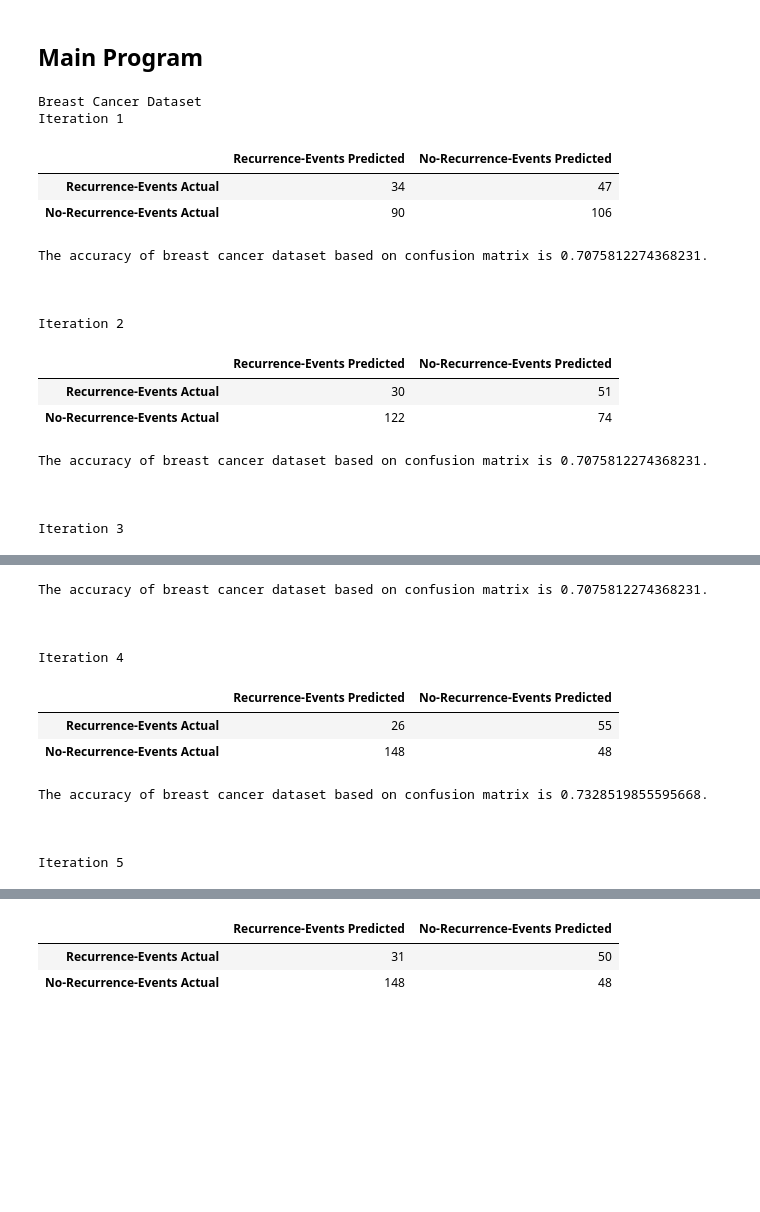
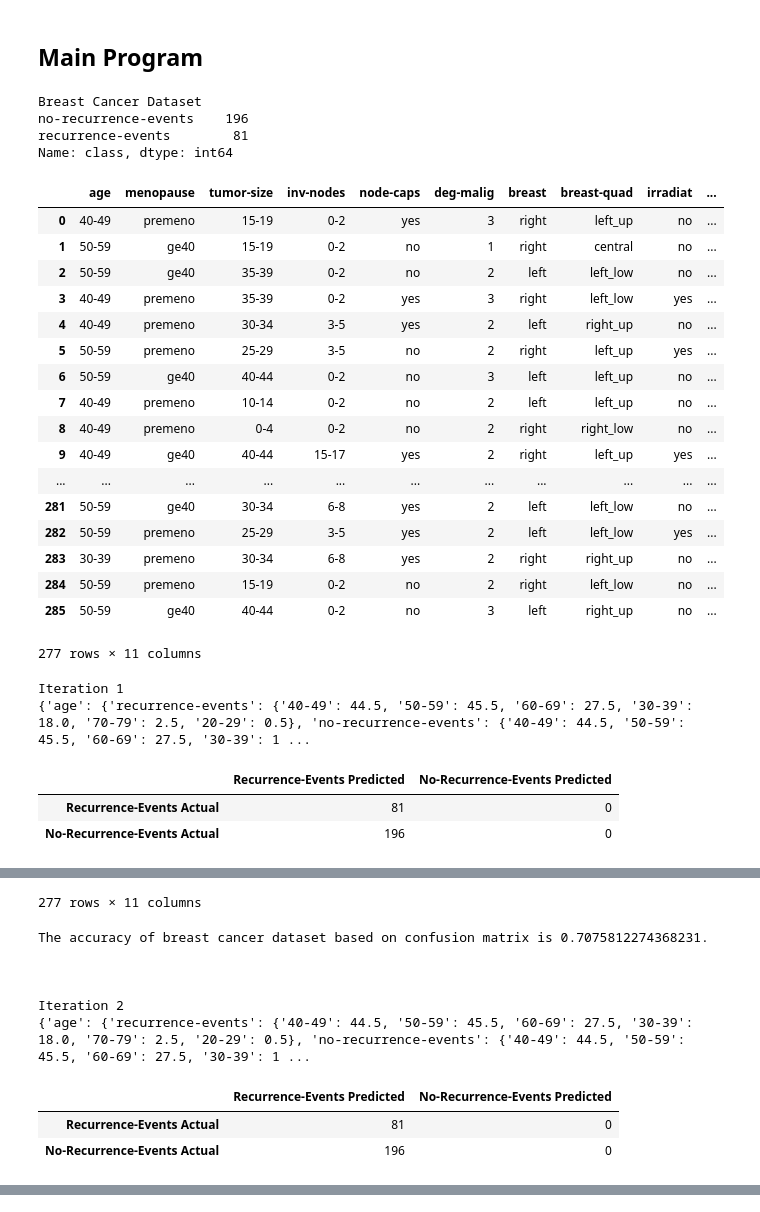
Before and after one commit to maleakhiw/Naive-Bayes-Algorithm, a Jupyter notebook: COMP30027 2018S1 - Project 1.ipynb, the cells around one changed output, grey strips where cells are left out. Cells and saved outputs as stored; diff of their text form; code cells hidden in the pictures; blank space fills up the shorter version.

```diff
--- a/COMP30027 2018S1 - Project 1.ipynb
+++ b/COMP30027 2018S1 - Project 1.ipynb
@@ -26,7 +26,7 @@ MUSHROOM_COLUMN = ["cap-shape", "cap-surface", "cap-color", "bruises", "odor", "
 PRIOR_INDEX = 0
 POSTERIOR_INDEX = 1
 EPSILON = 0.000001 # Epsilon smoothing
-ITERATION = 20 # Number of iteration in unsupervised naive bayes
+ITERATION = 10 # Number of iteration in unsupervised naive bayes
 # %% [markdown]
 ## Preprocess
 # %%
@@ -355,9 +355,13 @@ def initialise_unsupervised_naive_bayes_deterministically(dataset, class_label):
             unsupervised_dataset[unique_class] = [0 for i in range(row_instance)]
 
         # Add deterministically
+#         for index, row in unsupervised_dataset.iterrows():
+#             random_number = random.randint(0, class_length-1)
+#             unsupervised_dataset.set_value(index, class_column[random_number], 1)
+
         for index, row in unsupervised_dataset.iterrows():
-            random_number = random.randint(0, class_length-1)
-            unsupervised_dataset.set_value(index, class_column[random_number], 1)
+            for unique_class in class_column:
+                unsupervised_dataset.loc[index, unique_class] = 1/class_length
 
         return(unsupervised_dataset)
 # %%
@@ -563,34 +568,46 @@ def confusion_matrix_unsupervised(true_test_result, predicted_test_result, class
 # %%
 # Using the breast cancer dataset
 print("Breast cancer dataset".title())
 attribute_column = BREAST_CANCER_COLUMN
 breast_df = preprocess(BREAST_CANCER, BREAST_CANCER_COLUMN)
-unsupervised_df = initialise_unsupervised_naive_bayes(breast_df, "class")
+print(breast_df["class"].value_counts())
+unsupervised_df = initialise_unsupervised_naive_bayes_deterministically(breast_df, "class")
+display(unsupervised_df)
 for i in range(ITERATION):
     # Train and give prediction and calculate accuracy
     print("Iteration {}".format(i+1))
     model = train_probability_unsupervised(breast_df["class"].unique(), attribute_column[:-1], unsupervised_df, "class")
     predicted_test_result = predict_unsupervised(breast_df["class"].unique(), attribute_column[:-1], unsupervised_df, "class", model)
     confusion_matrix = confusion_matrix_unsupervised(list(breast_df["class"]), predicted_test_result, breast_df["class"].unique())
     display(confusion_matrix)
+    display(unsupervised_df)
     print("The accuracy of breast cancer dataset based on confusion matrix is {}.".format(evaluate_unsupervised(confusion_matrix)))
     print("\n\n")
 # %% [output]
 Breast Cancer Dataset
-Iteration 1
+no-recurrence-events    196
+recurrence-events        81
+Name: class, dtype: int64
-|  | Recurrence-Events Predicted | No-Recurrence-Events Predicted |
-| Recurrence-Events Actual | 34 | 47 |
-| No-Recurrence-Events Actual | 90 | 106 |
+|  | age | menopause | tumor-size | inv-nodes | node-caps | deg-malig | breast | breast-quad | irradiat | ... |
+| 0 | 40-49 | premeno | 15-19 | 0-2 | yes | 3 | right | left_up | no | ... |
+| 1 | 50-59 | ge40 | 15-19 | 0-2 | no | 1 | right | central | no | ... |
+| 2 | 50-59 | ge40 | 35-39 | 0-2 | no | 2 | left | left_low | no | ... |
+| 3 | 40-49 | premeno | 35-39 | 0-2 | yes | 3 | right | left_low | yes | ... |
+| 4 | 40-49 | premeno | 30-34 | 3-5 | yes | 2 | left | right_up | no | ... |
+| 5 | 50-59 | premeno | 25-29 | 3-5 | no | 2 | right | left_up | yes | ... |
+| 6 | 50-59 | ge40 | 40-44 | 0-2 | no | 3 | left | left_up | no | ... |
+| 7 | 40-49 | premeno | 10-14 | 0-2 | no | 2 | left | left_up | no | ... |
+| 8 | 40-49 | premeno | 0-4 | 0-2 | no | 2 | right | right_low | no | ... |
+| 9 | 40-49 | ge40 | 40-44 | 15-17 | yes | 2 | right | left_up | yes | ... |
+| ... | ... | ... | ... | ... | ... | ... | ... | ... | ... | ... |
+| 281 | 50-59 | ge40 | 30-34 | 6-8 | yes | 2 | left | left_low | no | ... |
+| 282 | 50-59 | premeno | 25-29 | 3-5 | yes | 2 | left | left_low | yes | ... |
+| 283 | 30-39 | premeno | 30-34 | 6-8 | yes | 2 | right | right_up | no | ... |
+| 284 | 50-59 | premeno | 15-19 | 0-2 | no | 2 | right | left_low | no | ... |
+| 285 | 50-59 | ge40 | 40-44 | 0-2 | no | 3 | left | right_up | no | ... |
-The accuracy of breast cancer dataset based on confusion matrix is 0.7075812274368231.
-
-
-
-Iteration 2
+277 rows × 11 columns
+Iteration 1
+{'age': {'recurrence-events': {'40-49': 44.5, '50-59': 45.5, '60-69': 27.5, '30-39': 18.0, '70-79': 2.5, '20-29': 0.5}, 'no-recurrence-events': {'40-49': 44.5, '50-59': 45.5, '60-69': 27.5, '30-39': 1 ...
 |  | Recurrence-Events Predicted | No-Recurrence-Events Predicted |
-| Recurrence-Events Actual | 30 | 51 |
-| No-Recurrence-Events Actual | 122 | 74 |
+| Recurrence-Events Actual | 81 | 0 |
+| No-Recurrence-Events Actual | 196 | 0 |
-The accuracy of breast cancer dataset based on confusion matrix is 0.7075812274368231.
-
-
-
-Iteration 3
@@ -600,13 +631,10 @@ Iteration 3
-The accuracy of breast cancer dataset based on confusion matrix is 0.7075812274368231.
-
-
-
-Iteration 4
+277 rows × 11 columns
+The accuracy of breast cancer dataset based on confusion matrix is 0.7075812274368231.
+
+
+
+Iteration 2
+{'age': {'recurrence-events': {'40-49': 44.5, '50-59': 45.5, '60-69': 27.5, '30-39': 18.0, '70-79': 2.5, '20-29': 0.5}, 'no-recurrence-events': {'40-49': 44.5, '50-59': 45.5, '60-69': 27.5, '30-39': 1 ...
 |  | Recurrence-Events Predicted | No-Recurrence-Events Predicted |
-| Recurrence-Events Actual | 26 | 55 |
-| No-Recurrence-Events Actual | 148 | 48 |
+| Recurrence-Events Actual | 81 | 0 |
+| No-Recurrence-Events Actual | 196 | 0 |
-The accuracy of breast cancer dataset based on confusion matrix is 0.7328519855595668.
-
-
-
-Iteration 5
@@ -621,3 +658,0 @@ Iteration 6
-|  | Recurrence-Events Predicted | No-Recurrence-Events Predicted |
-| Recurrence-Events Actual | 31 | 50 |
-| No-Recurrence-Events Actual | 148 | 48 |
```
Also changed, not shown: parts of 5 cells of this notebook, 1 other file.
